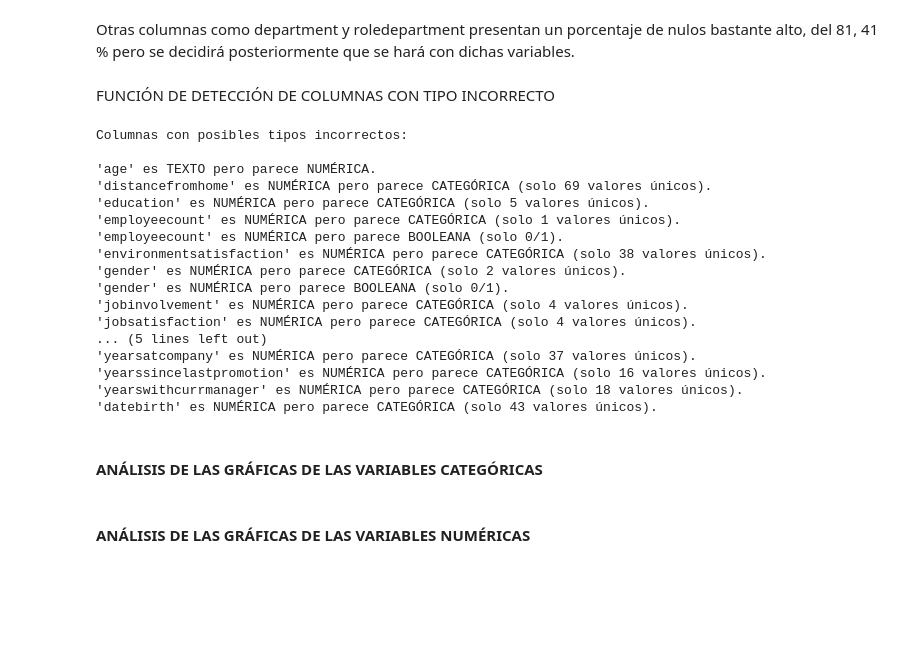
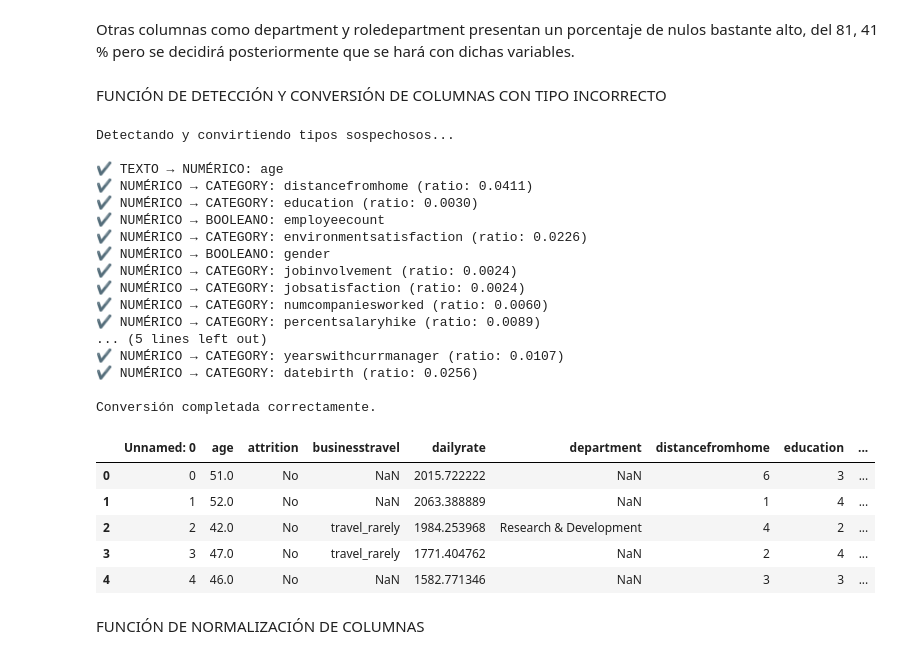
Before and after one commit to Ana-Duag/proyecto-optimizacion-talento, a Jupyter notebook: EDA-inicial.ipynb, the cells around one changed output. Saved outputs shown, nothing was run; the diff lists cells and outputs as text; code cells hidden in the pictures; blank space fills up the shorter version.

```diff
--- a/EDA-inicial.ipynb
+++ b/EDA-inicial.ipynb
@@ -493,5 +494,5 @@ df_rotacion.head()
 # %% [markdown]
 Otras columnas como department y roledepartment presentan un porcentaje de nulos bastante alto, del 81, 41 % pero se decidirá posteriormente que se hará con dichas variables.
 # %% [markdown]
-FUNCIÓN DE DETECCIÓN DE COLUMNAS CON TIPO INCORRECTO
+FUNCIÓN DE DETECCIÓN Y CONVERSIÓN DE COLUMNAS CON TIPO INCORRECTO
 # %%
@@ -565,24 +559,35 @@ def detectar_tipos_sospechosos(df: pd.DataFrame, umbral_categorico=0.05):
-# %%
-detectar_tipos_sospechosos(df_rotacion)
-# %% [output]
-Columnas con posibles tipos incorrectos:
-
-'age' es TEXTO pero parece NUMÉRICA.
-'distancefromhome' es NUMÉRICA pero parece CATEGÓRICA (solo 69 valores únicos).
-'education' es NUMÉRICA pero parece CATEGÓRICA (solo 5 valores únicos).
-'employeecount' es NUMÉRICA pero parece CATEGÓRICA (solo 1 valores únicos).
-'employeecount' es NUMÉRICA pero parece BOOLEANA (solo 0/1).
-'environmentsatisfaction' es NUMÉRICA pero parece CATEGÓRICA (solo 38 valores únicos).
-'gender' es NUMÉRICA pero parece CATEGÓRICA (solo 2 valores únicos).
-'gender' es NUMÉRICA pero parece BOOLEANA (solo 0/1).
-'jobinvolvement' es NUMÉRICA pero parece CATEGÓRICA (solo 4 valores únicos).
-'jobsatisfaction' es NUMÉRICA pero parece CATEGÓRICA (solo 4 valores únicos).
-... (5 lines left out)
-'yearsatcompany' es NUMÉRICA pero parece CATEGÓRICA (solo 37 valores únicos).
-'yearssincelastpromotion' es NUMÉRICA pero parece CATEGÓRICA (solo 16 valores únicos).
-'yearswithcurrmanager' es NUMÉRICA pero parece CATEGÓRICA (solo 18 valores únicos).
-'datebirth' es NUMÉRICA pero parece CATEGÓRICA (solo 43 valores únicos).
-# %% [markdown]
-#### ANÁLISIS DE LAS GRÁFICAS DE LAS VARIABLES CATEGÓRICAS
-# %% [markdown]
-#### ANÁLISIS DE LAS GRÁFICAS DE LAS VARIABLES NUMÉRICAS
+# %%
+# Paso 1: Aplicar conversión automática
+df_rotacion_convertido = detectar_y_convertir(df_rotacion)
+
+# Paso 2 (opcional): revisar cambios
+df_rotacion_convertido.dtypes  # para comprobar tipos
+
+# Paso 3 (opcional): ver primeras filas
+df_rotacion_convertido.head()
+# %% [output]
+Detectando y convirtiendo tipos sospechosos...
+
+✔ TEXTO → NUMÉRICO: age
+✔ NUMÉRICO → CATEGORY: distancefromhome (ratio: 0.0411)
+✔ NUMÉRICO → CATEGORY: education (ratio: 0.0030)
+✔ NUMÉRICO → BOOLEANO: employeecount
+✔ NUMÉRICO → CATEGORY: environmentsatisfaction (ratio: 0.0226)
+✔ NUMÉRICO → BOOLEANO: gender
+✔ NUMÉRICO → CATEGORY: jobinvolvement (ratio: 0.0024)
+✔ NUMÉRICO → CATEGORY: jobsatisfaction (ratio: 0.0024)
+✔ NUMÉRICO → CATEGORY: numcompaniesworked (ratio: 0.0060)
+✔ NUMÉRICO → CATEGORY: percentsalaryhike (ratio: 0.0089)
+... (5 lines left out)
+✔ NUMÉRICO → CATEGORY: yearswithcurrmanager (ratio: 0.0107)
+✔ NUMÉRICO → CATEGORY: datebirth (ratio: 0.0256)
+
+Conversión completada correctamente.
+|  | Unnamed: 0 | age | attrition | businesstravel | dailyrate | department | distancefromhome | education | ... |
+| 0 | 0 | 51.0 | No | NaN | 2015.722222 | NaN | 6 | 3 | ... |
+| 1 | 1 | 52.0 | No | NaN | 2063.388889 | NaN | 1 | 4 | ... |
+| 2 | 2 | 42.0 | No | travel_rarely | 1984.253968 | Research & Development | 4 | 2 | ... |
+| 3 | 3 | 47.0 | No | travel_rarely | 1771.404762 | NaN | 2 | 4 | ... |
+| 4 | 4 | 46.0 | No | NaN | 1582.771346 | NaN | 3 | 3 | ... |
+# %% [markdown]
+FUNCIÓN DE NORMALIZACIÓN DE COLUMNAS
```
Also changed, not shown: parts of 8 cells of this notebook.
